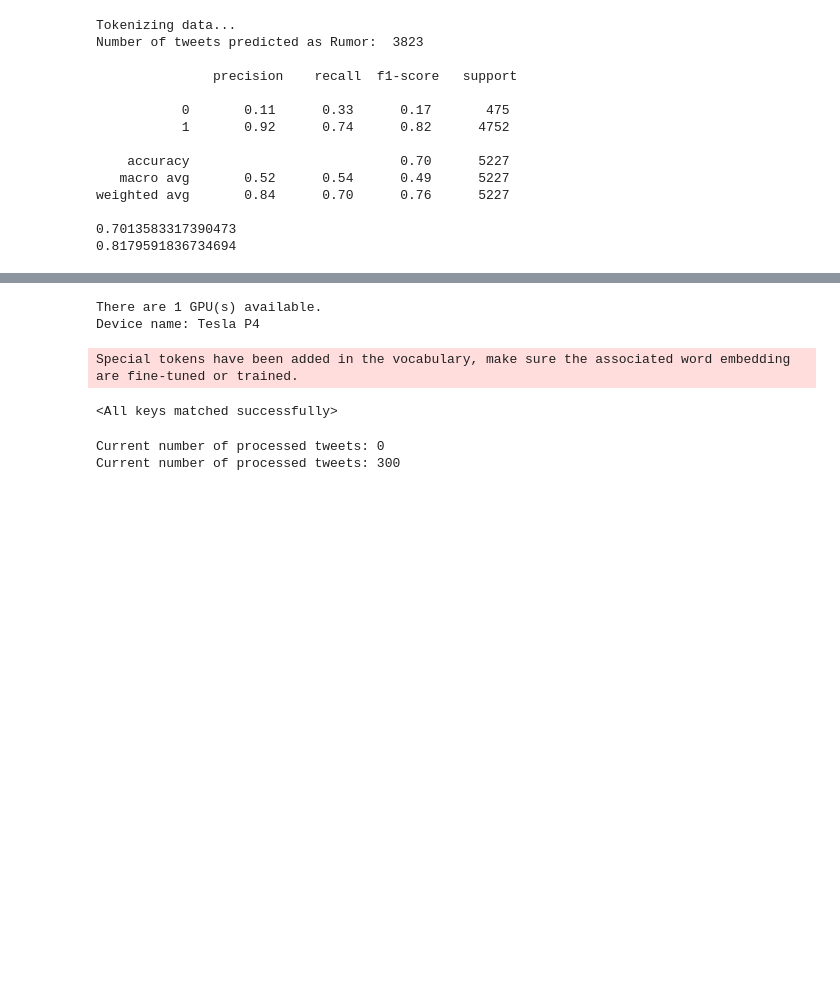
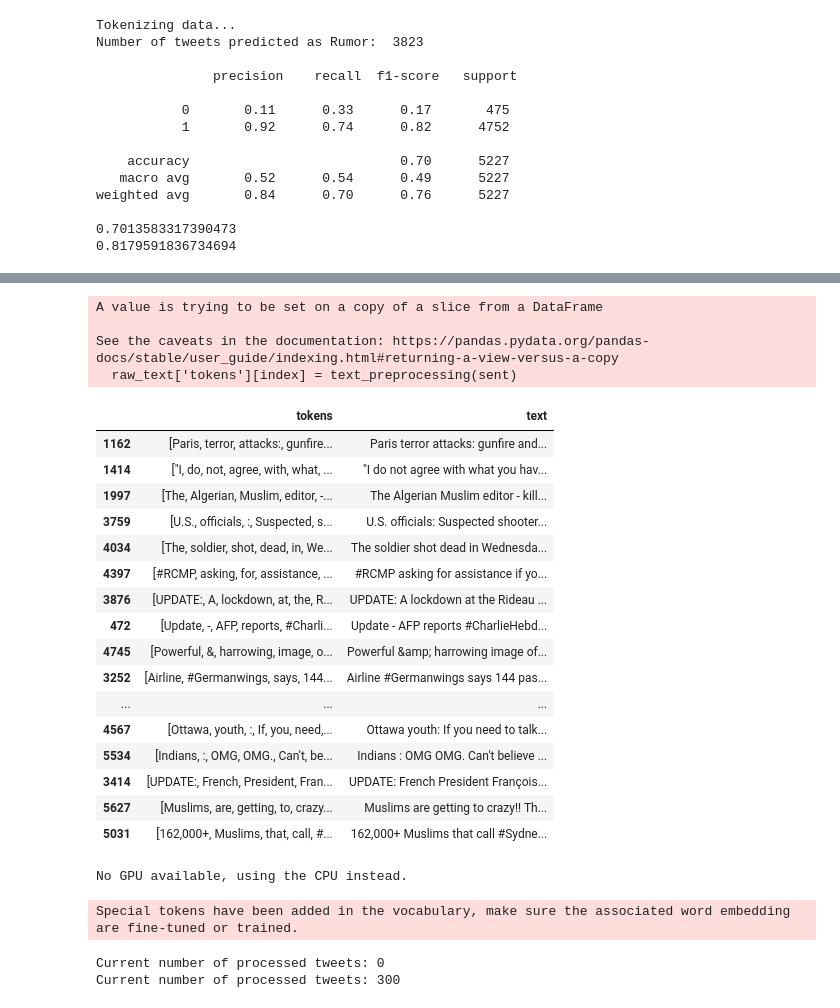
Before and after one commit to zzunebye/Capstone-code-data, a Jupyter notebook: _CLF_BERT.ipynb, the cells around one changed output, grey strips where cells are left out. Cells and saved outputs as stored; diff of their text form; code cells hidden in the pictures; blank space fills up the shorter version.

Commit message:
BERTweet Embedding

```diff
--- a/_CLF_BERT.ipynb
+++ b/_CLF_BERT.ipynb
@@ -1333,0 +1179,35 @@ weighted avg       0.84      0.70      0.76      5227
+# %%
+def text_preprocessing(text): # Create a function to tokenize a set of texts
+
+    """
+    - Remove entity mentions (eg. '@united')
+    - Correct errors (eg. '&amp;' to '&')
+    @param    text (str): a string to be processed.
+    @return   text (Str): the processed string.
+    """
+    # Remove '@name'
+    # text = text.lower()
+    # text = re.sub(r'(@.*?)[\s]', ' ', text)
+    # text = re.sub(r"(#)(\S+)", r'\1 \2', text) # 해쉬태그 띄우기
+
+    # text = re.sub(r"http\S+", "*", text)  # http link -> '*'
+
+    # text = re.sub(r"@\S+", "@", text)   # mention -> '@'
+    # text = re.sub(r"@[^\s]+", "@", text)   # mention -> '@'
+
+    # sent = re.sub(r"(#)(\S+)", r'\1 \2', sent)
+    # sent = re.sub(r'([^\s\w@#\*]|_)+', '', sent) # Erasing Special Characters
+
+    # Replace '&amp;' with '&'
+    text = emoji.demojize(text)
+    text = re.sub(r"http\S+", "HTTPURL", text)  # http link -> '*'
+    text = re.sub(r"@\S+", "@USER", text)   # mention -> '@'
+    text = re.sub(r':[^:]*:', r' \g<0>', text)  # http link -> '*'
+
+    # Remove trailing whitespace
+    text = re.sub(r'\s+', ' ', text).strip()
+    text = re.sub(r'&amp;', '&', text)
+
+    # input_ids = torch.tensor([tokenizer.encode(text)])
+    text = text.split()
+    return text
@@ -1356,6 +1242,38 @@ def getEmbeddingBERT(bert_classifier, data):
 
       if (index % 300 == 0 or index == len(input_ids)): print("Current number of processed tweets: {}".format(index))
   return result
+# %%
+# tokens = pd.DataFrame({})
+for index, sent in enumerate(raw_text.text):
+      raw_text['tokens'][index] = text_preprocessing(sent)
+# %% [output]
+A value is trying to be set on a copy of a slice from a DataFrame
+
+See the caveats in the documentation: https://pandas.pydata.org/pandas-docs/stable/user_guide/indexing.html#returning-a-view-versus-a-copy
+  raw_text['tokens'][index] = text_preprocessing(sent)
+# %%
+pd.set_option('display.max_columns', None)
+pd.set_option('display.max_colwidth', 200)
+# %%
+pd.DataFrame(raw_text[['tokens','text']]).sample(20)
+# %% [output]
+|  | tokens | text |
+| 1162 | [Paris, terror, attacks:, gunfire... | Paris terror attacks: gunfire and... |
+| 1414 | ["I, do, not, agree, with, what, ... | "I do not agree with what you hav... |
+| 1997 | [The, Algerian, Muslim, editor, -... | The Algerian Muslim editor - kill... |
+| 3759 | [U.S., officials, :, Suspected, s... | U.S. officials: Suspected shooter... |
+| 4034 | [The, soldier, shot, dead, in, We... | The soldier shot dead in Wednesda... |
+| 4397 | [#RCMP, asking, for, assistance, ... | #RCMP asking for assistance if yo... |
+| 3876 | [UPDATE:, A, lockdown, at, the, R... | UPDATE: A lockdown at the Rideau ... |
+| 472 | [Update, -, AFP, reports, #Charli... | Update - AFP reports #CharlieHebd... |
+| 4745 | [Powerful, &, harrowing, image, o... | Powerful &amp; harrowing image of... |
+| 3252 | [Airline, #Germanwings, says, 144... | Airline #Germanwings says 144 pas... |
+| ... | ... | ... |
+| 4567 | [Ottawa, youth, :, If, you, need,... | Ottawa youth: If you need to talk... |
+| 5534 | [Indians, :, OMG, OMG., Can't, be... | Indians : OMG OMG. Can't believe ... |
+| 3414 | [UPDATE:, French, President, Fran... | UPDATE: French President François... |
+| 5627 | [Muslims, are, getting, to, crazy... | Muslims are getting to crazy!! Th... |
+| 5031 | [162,000+, Muslims, that, call, #... | 162,000+ Muslims that call #Sydne... |
 # %%
 raw_text = pd.read_csv('./data/_PHEME_text.csv')
 y = pd.read_csv('./data/_PHEME_target.csv')
@@ -1375,13 +1293,11 @@ device = getDevice()
 tokenizer = AutoTokenizer.from_pretrained("vinai/bertweet-base", use_fast=False)
 bert_classifier = BertTweetClassifier(freeze_bert=True)
 
-PATH = './Model/BERTweet_raw_to_fine_tune_ord4.pt'
+PATH = './Model/BERTweet_raw_embedding.pt'
 bert_classifier.load_state_dict(torch.load(PATH))
 # %% [output]
-There are 1 GPU(s) available.
-Device name: Tesla P4
+No GPU available, using the CPU instead.
 Special tokens have been added in the vocabulary, make sure the associated word embedding are fine-tuned or trained.
-<All keys matched successfully>
 # %%
 result = getEmbeddingBERT(bert_classifier,X_val)
 df_result = pd.DataFrame([sent[0].tolist() for sent in result]).add_prefix('BERTEmbed_')
```
Also changed, not shown: parts of 25 cells of this notebook, 3 other files.
